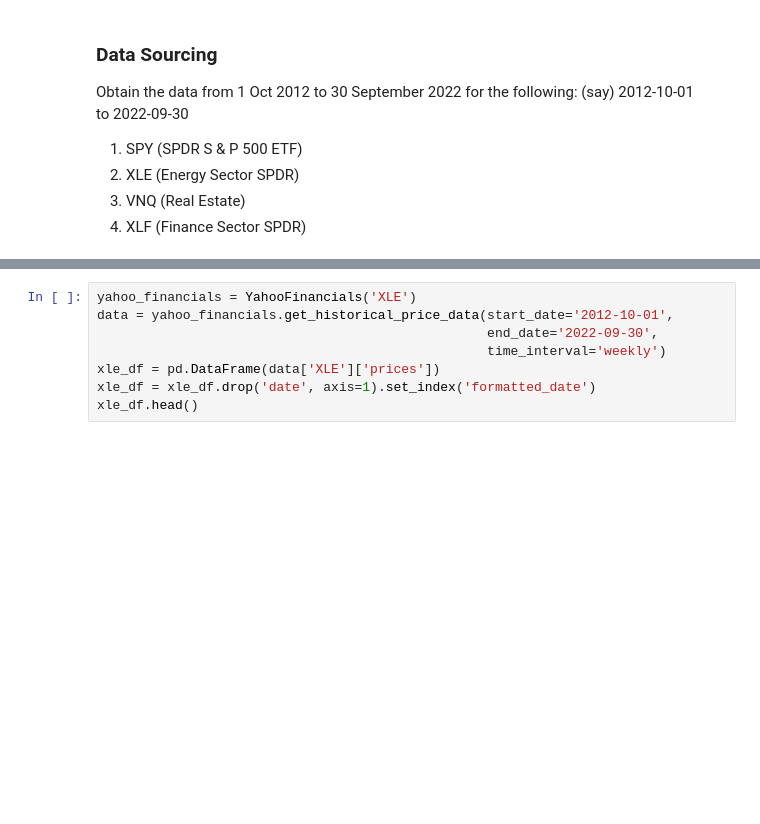
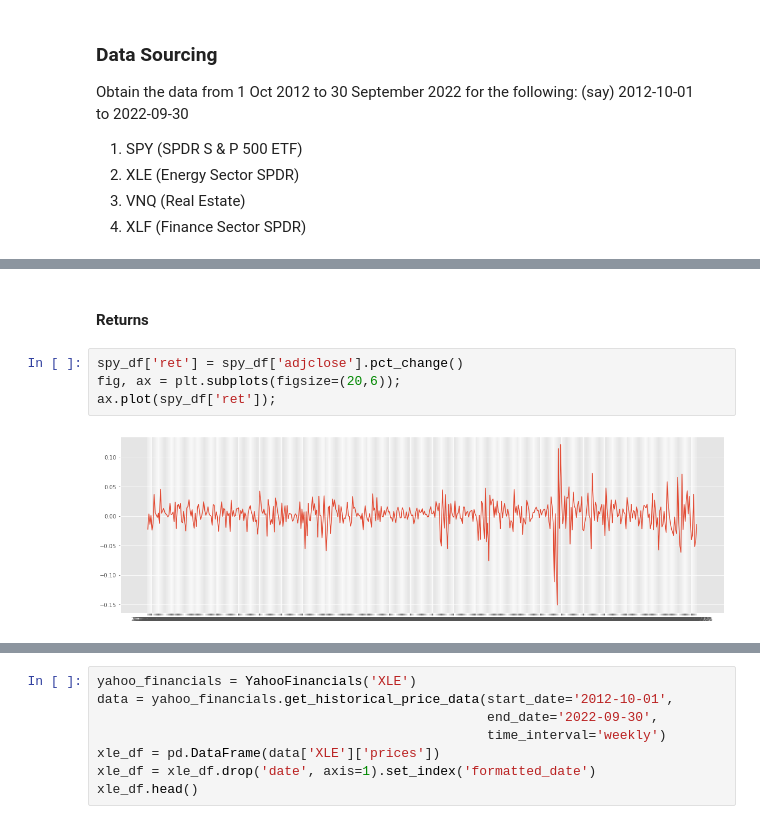
Before and after one commit to krishxx/wqumscfin, a Jupyter notebook: src/MScFE_Capstone.ipynb, the cells around one changed output, grey strips where cells are left out. Saved outputs shown, nothing was run; the diff lists cells and outputs as text; blank space fills up the shorter version.

```diff
--- a/src/MScFE_Capstone.ipynb
+++ b/src/MScFE_Capstone.ipynb
@@ -34,0 +42,8 @@ ax.plot(spy_df['adjclose']);
+# %% [markdown]
+#### Returns
+# %%
+spy_df['ret'] = spy_df['adjclose'].pct_change()
+fig, ax = plt.subplots(figsize=(20,6));
+ax.plot(spy_df['ret']);
+# %% [output]
+[figure, added]
```
Also changed, not shown: parts of 21 cells of this notebook.
